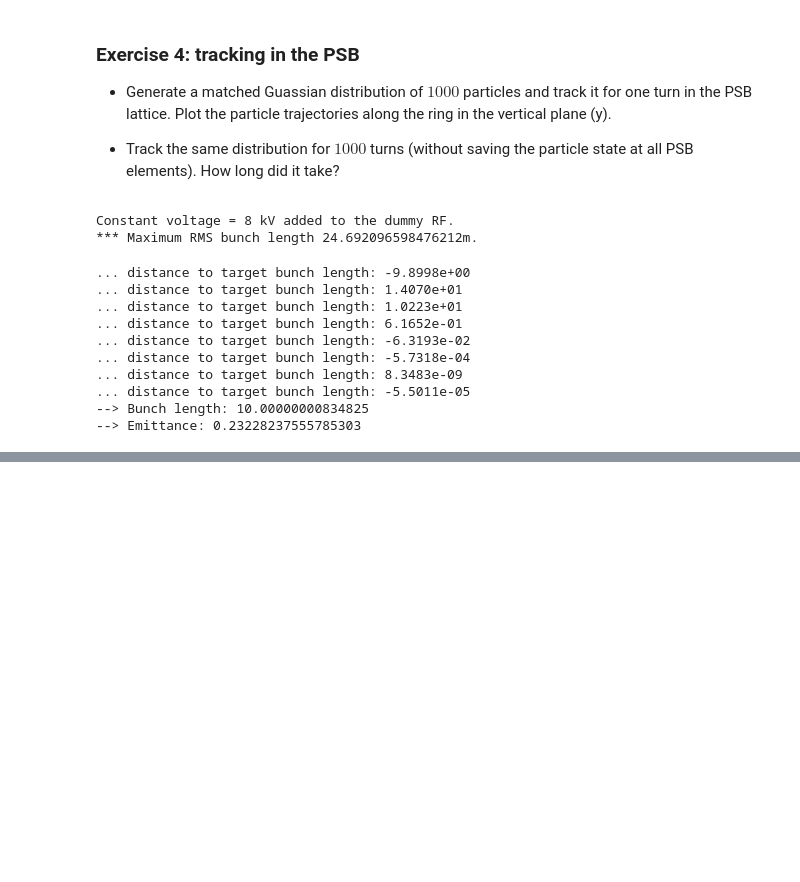
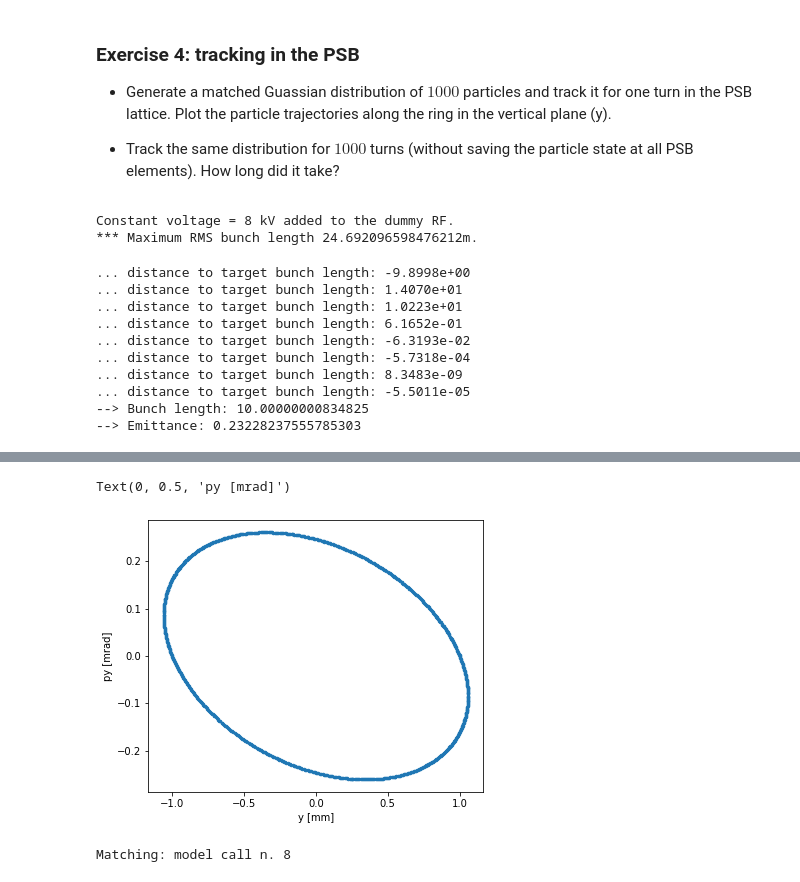
Before and after one commit to tprebiba/accelerators-teaching, a Jupyter notebook: 02_EURO-LABS-2024_Advanced_School_Operation_Accelerators/01_PSB_Xsuite_tracking.ipynb, the cells around one changed output, grey strips where cells are left out. Drawn from its saved outputs; the diff is of its cells as text; code cells hidden in the pictures; blank space fills up the shorter version.

```diff
--- a/02_EURO-LABS-2024_Advanced_School_Operation_Accelerators/01_PSB_Xsuite_tracking.ipynb
+++ b/02_EURO-LABS-2024_Advanced_School_Operation_Accelerators/01_PSB_Xsuite_tracking.ipynb
@@ -257,0 +270,35 @@ Tracking time per turn per particle =  9.371680974960327 microseconds
+# %%
+# The MAD-X sequence is at the psb/psb.seq file. The aperture of each element is defined at psb/psb_aperture.dbx
+mad = Madx()
+mad.options.echo = False # to not print the stdout of MAD-X
+mad.chdir('psb')
+mad.call('psb_flat_bottom.madx') # loads the PSB sequence, aperture, etc. in MAD-X
+line= xt.Line.from_madx_sequence(mad.sequence['psb1'],
+                                 deferred_expressions=True,
+                                 allow_thick=True)
+
+# We need to add a reference particle for the twiss calculation (mass, energy)
+line.particle_ref=xp.Particles(mass0=xp.PROTON_MASS_EV,gamma0=mad.sequence.psb1.beam.gamma)
+print('Reference particle added at gamma0=%s.'%(mad.sequence.psb1.beam.gamma))
+
+# Xsuite tracks in 3D, so we need to add a voltage to the RF cavity to simulate the longitudinal motion
+line.element_refs['br.c02'].voltage = 0.008*1e6
+print('Constant voltage = 8 kV added to the dummy RF.')
+
+Qx0 = 4.403
+Qy0 = 4.453
+# Here we vary the strength of the quadrupoles (two knobs) to reach the target tunes (two constraints)
+# The matching process is not always possible..
+line.match(
+      vary=[
+            xt.Vary('kbrqf', step=1e-8),
+            xt.Vary('kbrqd', step=1e-8),
+      ],
+      targets = [
+                  xt.Target('qx', Qx0, tol=1e-5),
+                  xt.Target('qy', Qy0, tol=1e-5)
+      ]
+)
+
+twiss = line.twiss()
+twiss_df = twiss.to_pandas()
@@ -257,0 +437,30 @@ Tracking time per turn per particle =  9.371680974960327 microseconds
+# %%
+y_tbt = line.record_last_track.y[0]
+py_tbt = line.record_last_track.py[0]
+
+plt.figure(figsize=(6,5))
+plt.plot(y_tbt*1e3, py_tbt*1e3, '.', ms=5)
+plt.xlabel('y [mm]')
+plt.ylabel('py [mrad]')
+# %% [output]
+Text(0, 0.5, 'py [mrad]')
+[figure, added]
+# %%
+# Rematching the tunes
+line.match(
+      vary=[
+            xt.Vary('kbrqf', step=1e-8),
+            xt.Vary('kbrqd', step=1e-8),
+      ],
+      targets = [
+                  xt.Target('qx', 4.403, tol=1e-5),
+                  xt.Target('qy', 4.493, tol=1e-5)
+      ]
+)
+
+# Retracking
+particles = line.build_particles(x = [0.5e-3], y=[1e-3]) # single particle at x=0.5 mm, y=1 mm
+num_turns = 800
+line.track(particles, num_turns=num_turns, turn_by_turn_monitor=True)
+# %% [output]
+Matching: model call n. 8
```
Also changed, not shown: parts of 18 cells of this notebook, 1 other file.
